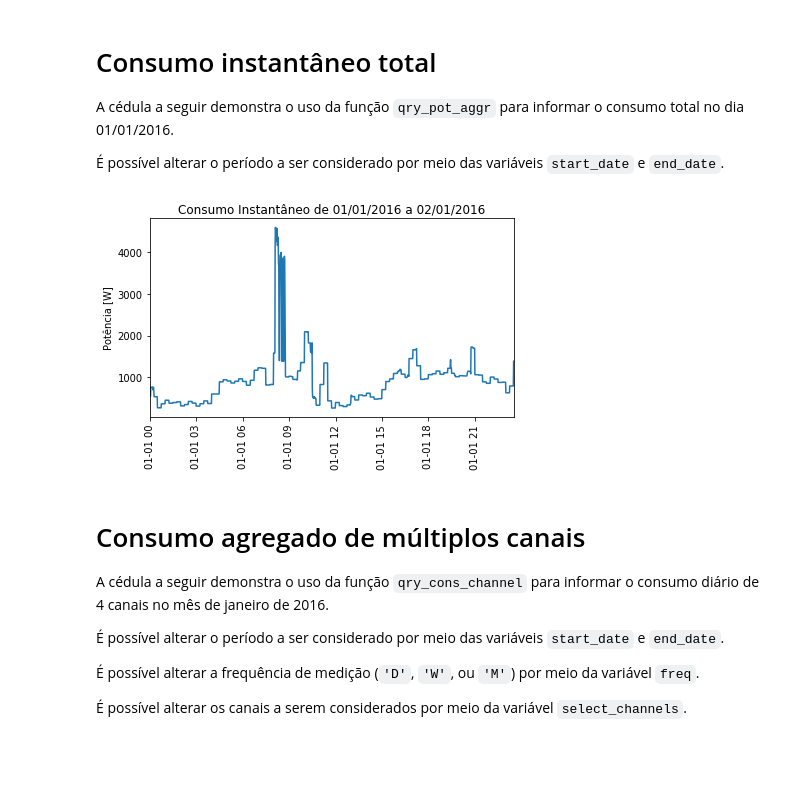
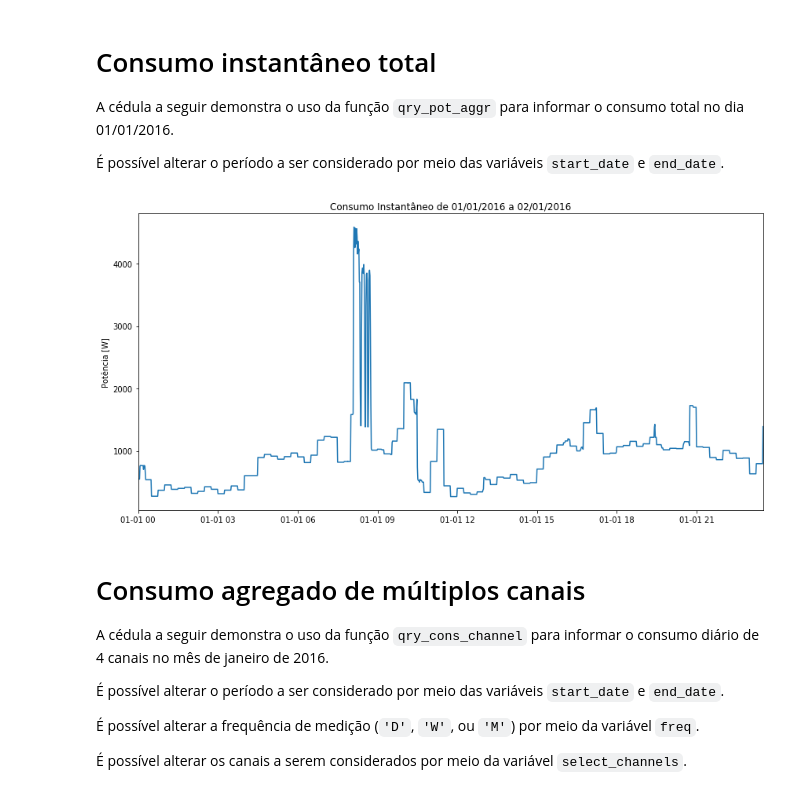
Before and after one commit to tiagoyukio12/TCC-2019, a Jupyter notebook: info_vis.ipynb, the cells around one changed output. Drawn from its saved outputs; the diff is of its cells as text; code cells hidden in the pictures; blank space fills up the shorter version.

```diff
--- a/info_vis.ipynb
+++ b/info_vis.ipynb
@@ -155,35 +156,36 @@ def qry_pot_aggr(start, end, frequency):
         mask = (ch.t >= start) & (ch.t < end)
         ch_period = ch.loc[mask].copy()
 
         # Convert to desired sampling
         ch_period.index = ch_period.t
         upsample =  ch_period.asfreq(freq='{}min'.format(frequency), method='ffill')
         aggr_pot['pot'] += upsample.pot
 
     # Return query as csv string
     aggr_pot = aggr_pot.reset_index(drop=True)
     return aggr_pot.to_csv()
 
 
 # Plot data from day 2016-01-01
 start_date = pd.to_datetime('2016-01-01')
 end_date = pd.to_datetime('2016-01-02')
 freq = 1
 
 # Convert query string to pandas.DataFrame
 query = qry_pot_aggr(start_date, end_date, freq)
 aggr = pd.read_csv(StringIO(query), delimiter=',', header=0, usecols=[1, 2])
 aggr.t = pd.to_datetime(aggr.t)
 
+fig, ax = plt.subplots()
 plt.plot(aggr.t, aggr.pot)
 plt.ylabel('Potência [W]')
-plt.xticks(rotation=90)
 plt.title('Consumo Instantâneo de {} a {}'.format(start_date.strftime("%d/%m/%Y"), end_date.strftime("%d/%m/%Y")))
 plt.margins(x=0)
+fig.set_size_inches(12, 6)
 plt.savefig('plot/visualizacao/total_pot.png')
 plt.show()
 # %% [output]
-[figure, old version]
+[figure, new version]
 # %% [markdown]
 # Consumo agregado de múltiplos canais
 
```
Also changed, not shown: parts of 6 cells of this notebook.
